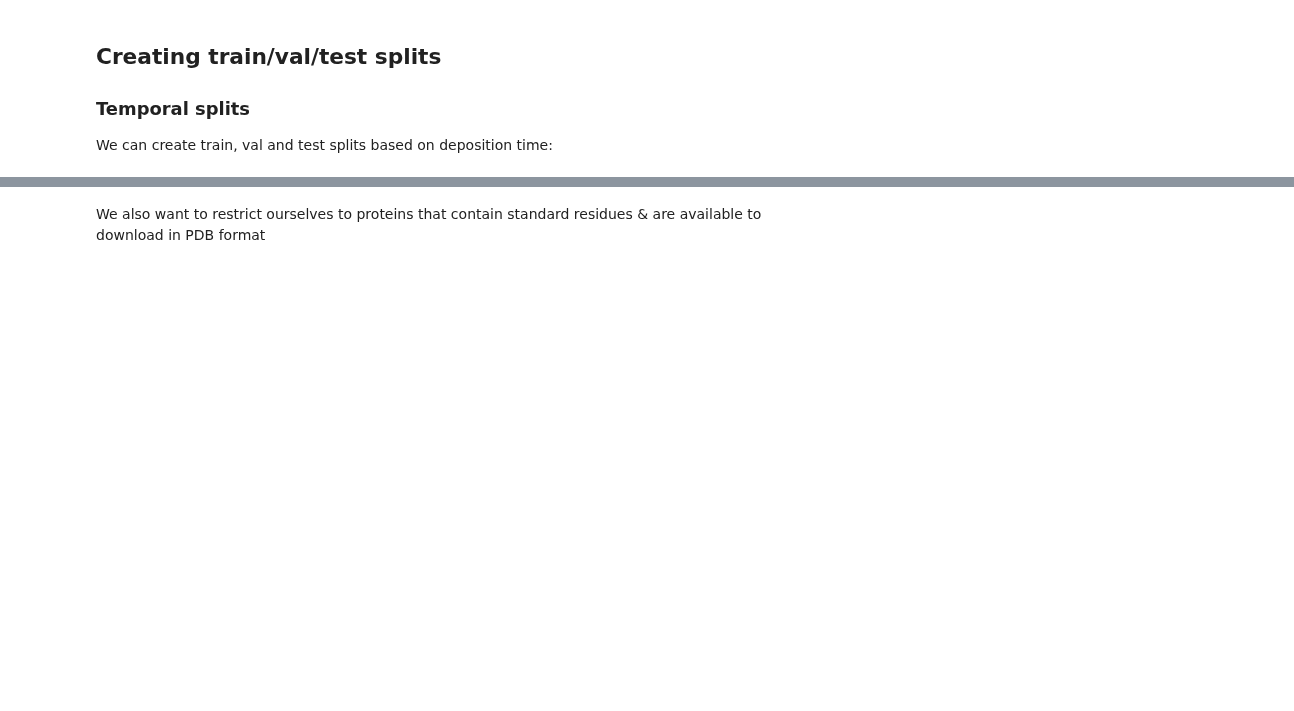
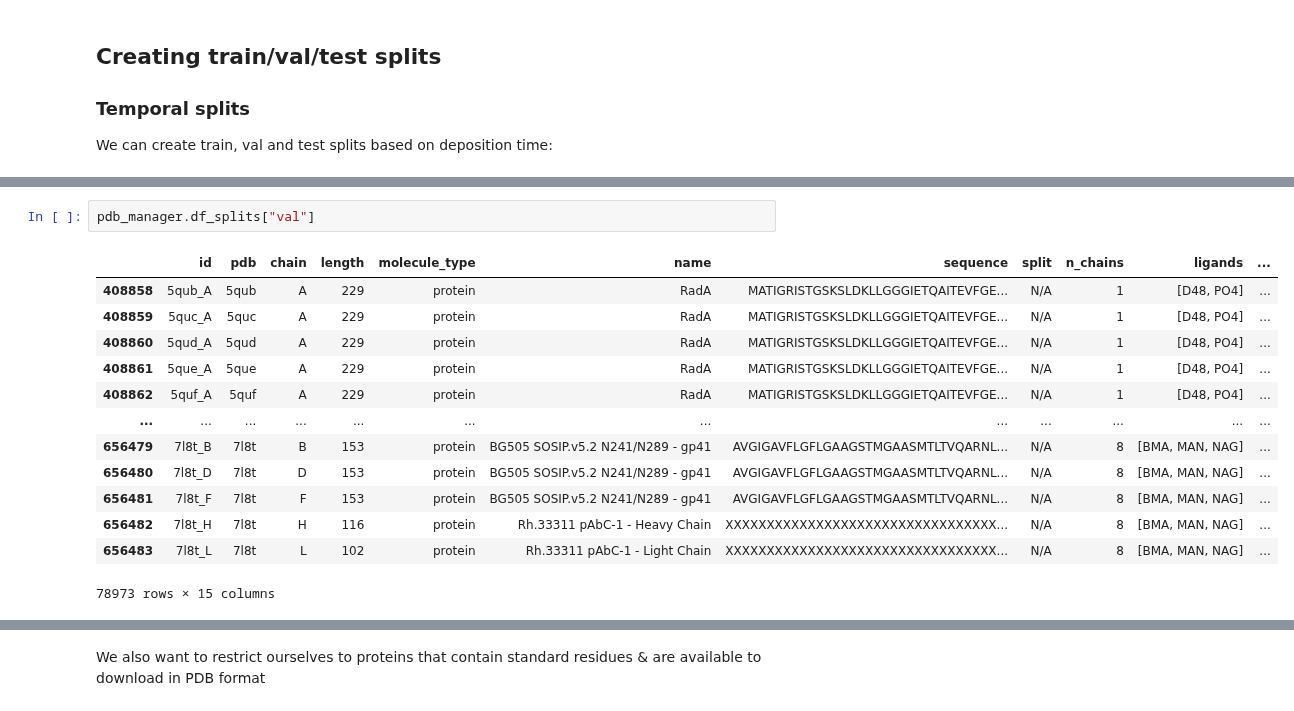
Before and after one commit to a-r-j/graphein, a Jupyter notebook: notebooks/creating_datasets_from_the_pdb.ipynb, the cells around one changed output, grey strips where cells are left out. Drawn from its saved outputs; the diff is of its cells as text; blank space fills up the shorter version.

```diff
--- a/notebooks/creating_datasets_from_the_pdb.ipynb
+++ b/notebooks/creating_datasets_from_the_pdb.ipynb
@@ -175,0 +192,16 @@ pdb_manager.split_time_frames
+# %%
+pdb_manager.df_splits["val"]
+# %% [output]
+|  | id | pdb | chain | length | molecule_type | name | sequence | split | n_chains | ligands | ... |
+| 408858 | 5qub_A | 5qub | A | 229 | protein | RadA | MATIGRISTGSKSLDKLLGGGIETQAITEVFGE... | N/A | 1 | [D48, PO4] | ... |
+| 408859 | 5quc_A | 5quc | A | 229 | protein | RadA | MATIGRISTGSKSLDKLLGGGIETQAITEVFGE... | N/A | 1 | [D48, PO4] | ... |
+| 408860 | 5qud_A | 5qud | A | 229 | protein | RadA | MATIGRISTGSKSLDKLLGGGIETQAITEVFGE... | N/A | 1 | [D48, PO4] | ... |
+| 408861 | 5que_A | 5que | A | 229 | protein | RadA | MATIGRISTGSKSLDKLLGGGIETQAITEVFGE... | N/A | 1 | [D48, PO4] | ... |
+| 408862 | 5quf_A | 5quf | A | 229 | protein | RadA | MATIGRISTGSKSLDKLLGGGIETQAITEVFGE... | N/A | 1 | [D48, PO4] | ... |
+| ... | ... | ... | ... | ... | ... | ... | ... | ... | ... | ... | ... |
+| 656479 | 7l8t_B | 7l8t | B | 153 | protein | BG505 SOSIP.v5.2 N241/N289 - gp41 | AVGIGAVFLGFLGAAGSTMGAASMTLTVQARNL... | N/A | 8 | [BMA, MAN, NAG] | ... |
+| 656480 | 7l8t_D | 7l8t | D | 153 | protein | BG505 SOSIP.v5.2 N241/N289 - gp41 | AVGIGAVFLGFLGAAGSTMGAASMTLTVQARNL... | N/A | 8 | [BMA, MAN, NAG] | ... |
+| 656481 | 7l8t_F | 7l8t | F | 153 | protein | BG505 SOSIP.v5.2 N241/N289 - gp41 | AVGIGAVFLGFLGAAGSTMGAASMTLTVQARNL... | N/A | 8 | [BMA, MAN, NAG] | ... |
+| 656482 | 7l8t_H | 7l8t | H | 116 | protein | Rh.33311 pAbC-1 - Heavy Chain | XXXXXXXXXXXXXXXXXXXXXXXXXXXXXXXXX... | N/A | 8 | [BMA, MAN, NAG] | ... |
+| 656483 | 7l8t_L | 7l8t | L | 102 | protein | Rh.33311 pAbC-1 - Light Chain | XXXXXXXXXXXXXXXXXXXXXXXXXXXXXXXXX... | N/A | 8 | [BMA, MAN, NAG] | ... |
+78973 rows × 15 columns
```
Also changed, not shown: parts of 22 cells of this notebook.
